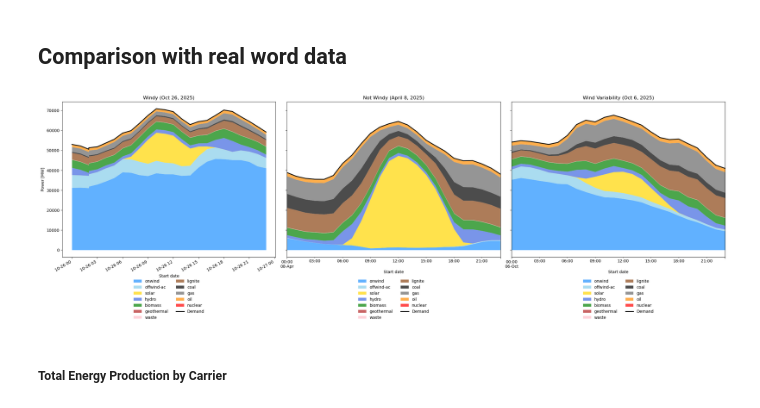
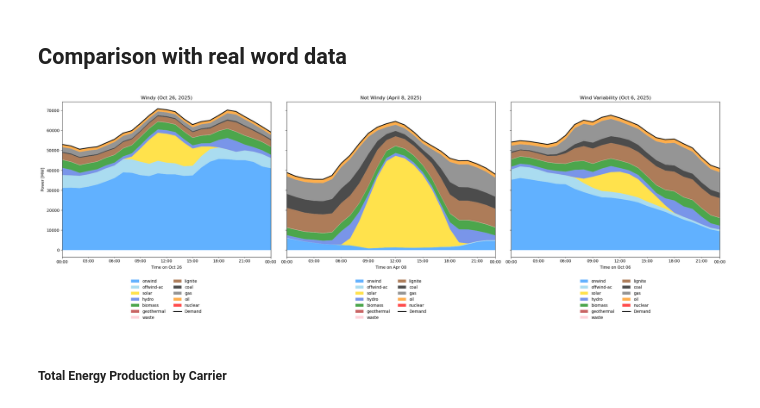
Before and after one commit to Luca2299/pypsa-eur, a Jupyter notebook: notebooks/Comparison_Base.ipynb, the cells around one changed output. Drawn from its saved outputs; the diff is of its cells as text; code cells hidden in the pictures.

Commit message:
improved real data plot

```diff
--- a/notebooks/Comparison_Base.ipynb
+++ b/notebooks/Comparison_Base.ipynb
@@ -457,7 +457,18 @@ real_data_paths = {
 def load_and_prepare_real_data(path):
     """Loads real generation data and prepares it for plotting."""
     df = pd.read_csv(path, sep=';', thousands=',', na_values=['-'])
-    df['Start date'] = pd.to_datetime(df['Start date'])
+
+    # Handle DST by shifting timestamps if a duplicate is found
+    if df['Start date'].duplicated().any():
+        # Find the index of the second occurrence of the duplicate
+        duplicate_index = df[df['Start date'].duplicated()].index[0]
+
+        # Convert to datetime, shifting the duplicate and subsequent rows
+        df.loc[duplicate_index:, 'Start date'] = pd.to_datetime(df.loc[duplicate_index:, 'Start date'], format='%b %d, %Y %I:%M %p') + pd.Timedelta(hours=1)
+        df['Start date'] = pd.to_datetime(df['Start date'], format='%b %d, %Y %I:%M %p', errors='coerce')
+    else:
+        df['Start date'] = pd.to_datetime(df['Start date'], format='%b %d, %Y %I:%M %p')
+
     df = df.set_index('Start date')
 
     # Clean up column names
@@ -481,7 +492,7 @@ def load_and_prepare_real_data(path):
     df = df.rename(columns=rename_map)
 
     # Group by new carrier names
-    df = df.groupby(df.columns, axis=1).sum()
+    df = df.T.groupby(level=0).sum().T
 
     # Force all columns to numeric, coercing errors
     for col in df.columns:
@@ -522,34 +533,44 @@ colors = {
 }
 
 cols = [
     # Renewables
     "onwind", "offwind-ac",
     "solar",
     "hydro",
     "biomass", "geothermal", "waste",
     # Conventional
     "lignite", "coal", "gas", "oil",
     "nuclear"
 ]
 
 for ax, (title, data) in zip(axes, real_data.items()):
     plot_data = data.reindex(columns=cols).fillna(0)
     c = [colors.get(col, "gray") for col in plot_data.columns]
 
     plot_data.plot(kind="area", ax=ax, lw=0, title=title, color=c, alpha=0.7)
 
     # Calculate and plot demand
     demand = plot_data.sum(axis=1)
     demand.plot(ax=ax, color="black", lw=2, label="Demand")
 
     ax.set_ylabel("Power [MW]")
     ax.legend(ncol=2, loc="upper center", bbox_to_anchor=(0.5, -0.12), frameon=False)
 
+    # Standardize x-axis tick format
+    from matplotlib.dates import DateFormatter
+    date_form = DateFormatter("%H:%M")
+    ax.xaxis.set_major_formatter(date_form)
+
+    # Set xlabel to the date
+    date_str = plot_data.index[0].strftime('%b %d')
+    ax.set_xlabel(f"Time on {date_str}")
+
+
 plt.tight_layout()
 plt.subplots_adjust(bottom=0.18)
 plt.show()
 # %% [output]
-[figure, old version]
+[figure, new version]
 # %% [markdown]
 ##### Total Energy Production by Carrier
 # %%
```
Also changed, not shown: 1 other file.
